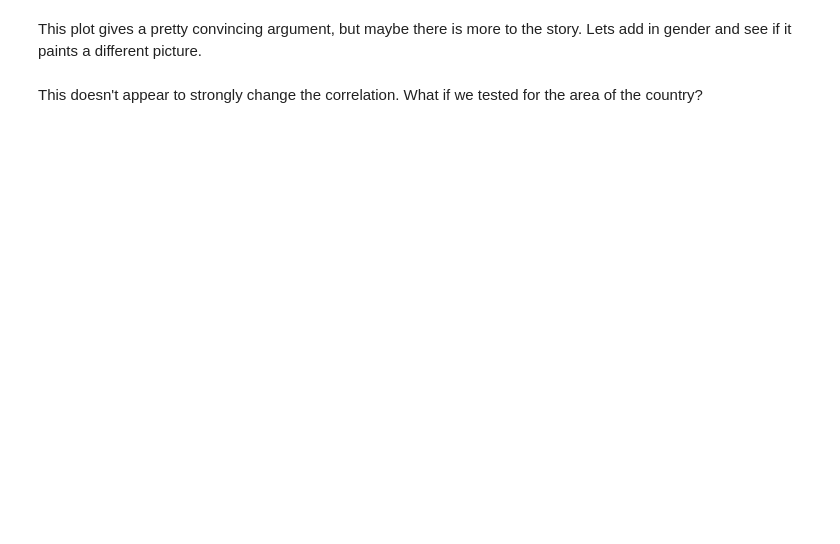
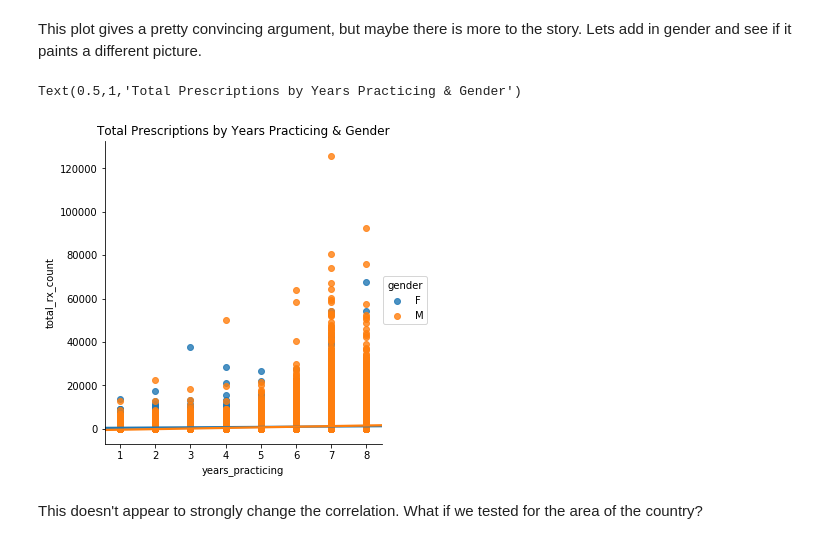
Before and after one commit to georgez-zgeorge/AML_code, a Jupyter notebook: Homework1.1.ipynb, the cells around one changed output. Saved outputs shown, nothing was run; the diff lists cells and outputs as text; code cells hidden in the pictures; blank space fills up the shorter version.

```diff
--- a/Homework1.1.ipynb
+++ b/Homework1.1.ipynb
@@ -556,8 +559,12 @@ sns.despine()
 # %% [markdown]
 This plot gives a pretty convincing argument, but maybe there is more to the story. Lets add in gender and see if it paints a different picture.
 # %%
-plot = sns.lmplot('years_practicing','total_rx_count',prvd_df,hue='gender')
+#Print a regression plot by years and total prescription count by gender
+plot2 = sns.lmplot('years_practicing','total_rx_count',prvd_df,hue='gender')
 plt.title('Total Prescriptions by Years Practicing & Gender')
+# %% [output]
+Text(0.5,1,'Total Prescriptions by Years Practicing & Gender')
+[figure, added]
 # %% [markdown]
 This doesn't appear to strongly change the correlation. What if we tested for the area of the country?
 # %%
```
Also changed, not shown: parts of 3 cells of this notebook.
